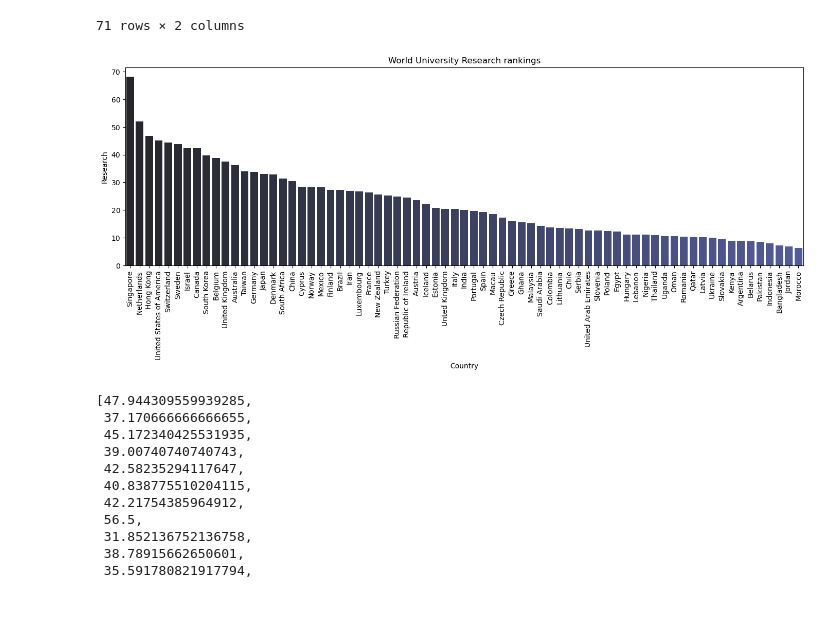
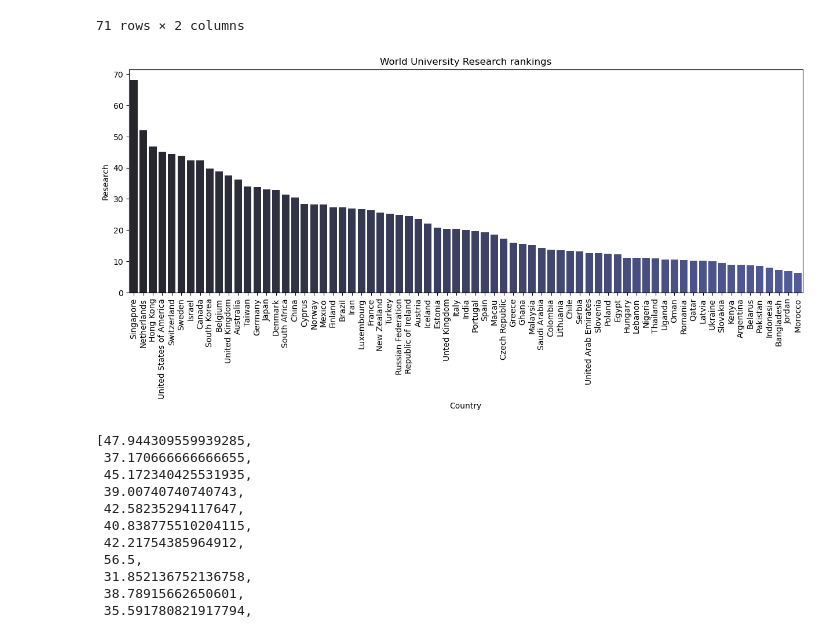
Before and after one commit to Diana-Shilova/TMSds, a Jupyter notebook: lesson13/EDA_1.ipynb, the cells around one changed output. Cells and saved outputs as stored; diff of their text form; code cells hidden in the pictures; blank space fills up the shorter version.

Commit message:
updated part with graphics and sample

```diff
--- a/lesson13/EDA_1.ipynb
+++ b/lesson13/EDA_1.ipynb
@@ -353,15 +378,15 @@ sorted_df
 # plt.ylabel("Research")
 # plt.show()
 # %%
-plt.figure(figsize = (17, 5))
+plt.subplots(figsize = (15, 5))
 sns.barplot(x = sorted_df['country'] , y = sorted_df['research'], palette = sns.dark_palette("#4751a6", len(sorted_df)))
 plt.xticks(rotation = 90)
 plt.title("World University Research rankings")
 plt.xlabel("Country")
 plt.ylabel("Research")
 plt.show()
 # %% [output]
-[figure, old version]
+[figure, new version]
 # %%
 teaching_rate = [] # по стране
 for c in list_of_country:
```
Also changed, not shown: parts of 26 cells of this notebook.
